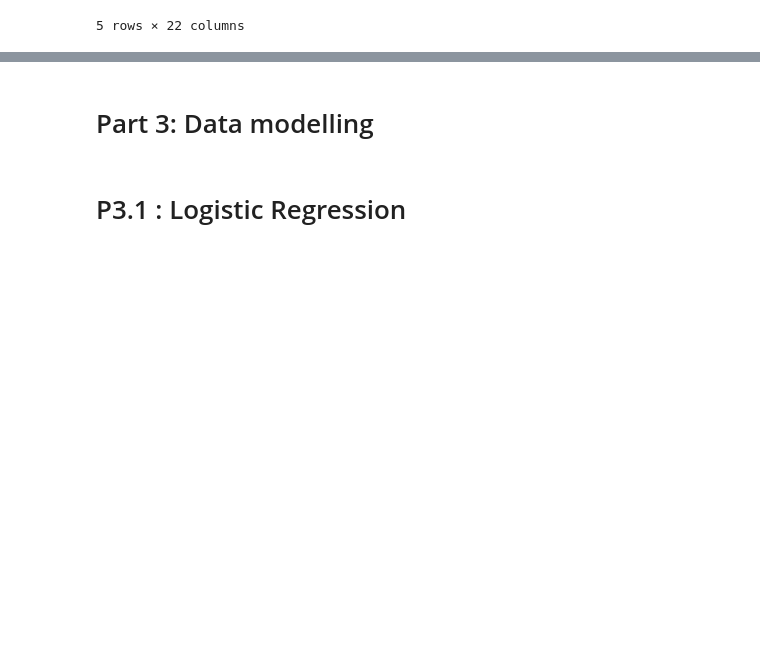
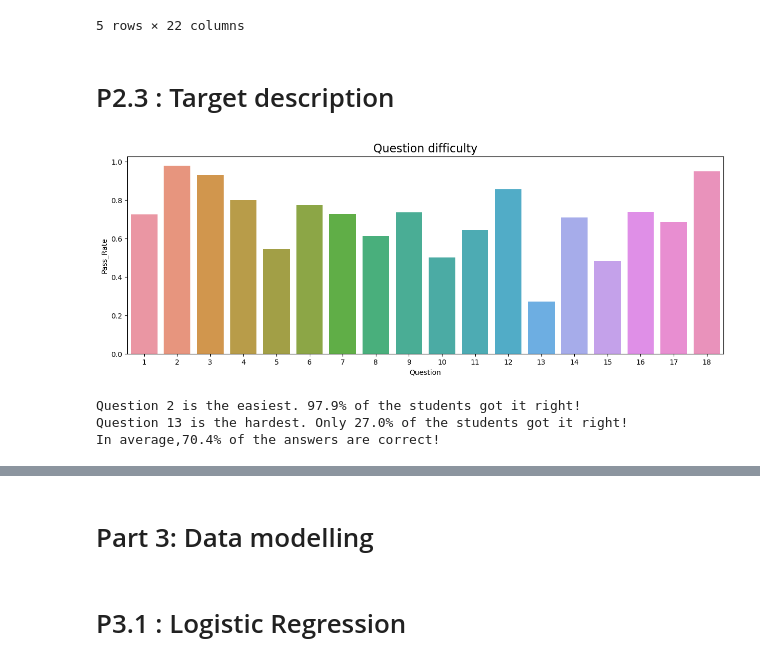
Before and after one commit to athmaneformation/OC_IML_PROJECT_8, a Jupyter notebook: kebairi-athmane-1-documentation-et-code-022023.ipynb, the cells around one changed output, grey strips where cells are left out. Drawn from its saved outputs; the diff is of its cells as text; code cells hidden in the pictures; blank space fills up the shorter version.

```diff
--- a/kebairi-athmane-1-documentation-et-code-022023.ipynb
+++ b/kebairi-athmane-1-documentation-et-code-022023.ipynb
@@ -168,3 +203,32 @@ Wall time: 19.3 s
 | 20090312433251036 | 0-4 | 11 | 4 | 22 | 6 | 11 | ... |
 | 20090312433251036 | 13-22 | 11 | 6 | 73 | 16 | 43 | ... |
 5 rows × 22 columns
+# %% [markdown]
+# <a name="C23"> P2.3 : Target description </a>
+# %%
+#Groupby questions
+student_nb=targets['session'].nunique()
+pass_rate=pd.DataFrame(targets.groupby('q').agg('correct').sum()/student_nb).reset_index()
+pass_rate.columns=['Question','Pass_Rate']
+
+#Seaborn barplot
+plt.rcParams['figure.figsize']=(15,5)
+sns.barplot(x="Question", y="Pass_Rate", data=pass_rate)
+plt.title('Question difficulty', fontsize=16)
+plt.show()
+# %% [output]
+[figure, added]
+# %%
+pass_rate=pass_rate.sort_values('Pass_Rate').reset_index(drop=True)
+easiest_q = pass_rate.loc[17,'Question']
+best_pass_rate=pass_rate.loc[17,'Pass_Rate']
+hardest_q = pass_rate.loc[0,'Question']
+worst_pass_rate=pass_rate.loc[0,'Pass_Rate']
+mean_pass_rate=pass_rate['Pass_Rate'].mean()
+print (f'Question {Fore.GREEN}{Style.BRIGHT}{easiest_q}{Style.RESET_ALL} is the easiest. {Fore.GREEN}{Style.BRIGHT}{best_pass_rate*100:.1f}%{Style.RESET_ALL} of the students got it right!')
+print (f'Question {Fore.GREEN}{Style.BRIGHT}{hardest_q}{Style.RESET_ALL} is the hardest. Only {Fore.GREEN}{Style.BRIGHT}{worst_pass_rate*100:.1f}%{Style.RESET_ALL} of the students got it right!')
+print (f'In average,{Fore.GREEN}{Style.BRIGHT}{mean_pass_rate*100:.1f}%{Style.RESET_ALL} of the answers are correct!')
+# %% [output]
+Question 2 is the easiest. 97.9% of the students got it right!
+Question 13 is the hardest. Only 27.0% of the students got it right!
+In average,70.4% of the answers are correct!
```
Also changed, not shown: parts of 20 cells of this notebook.
